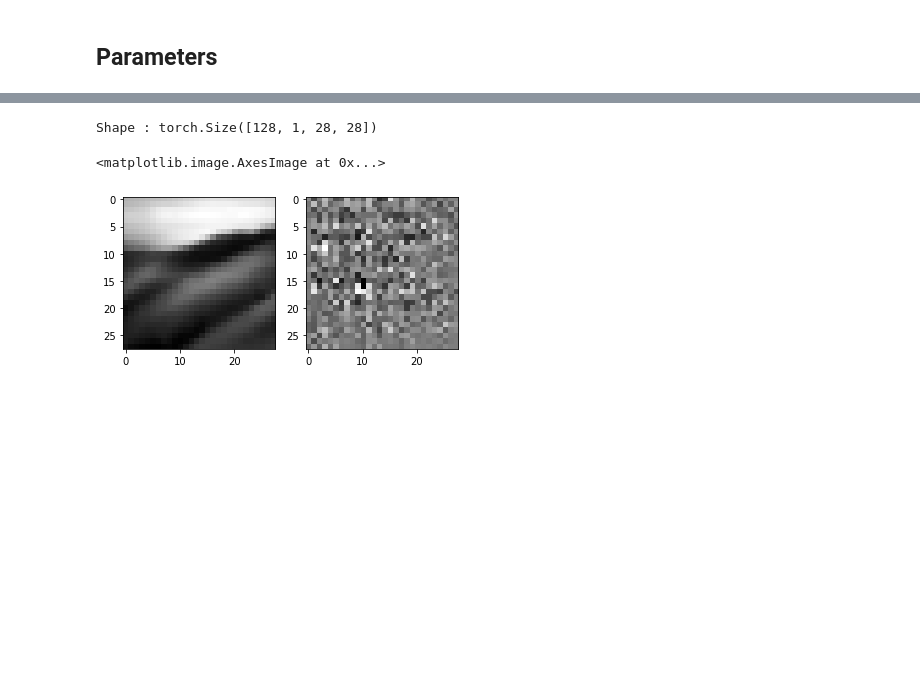
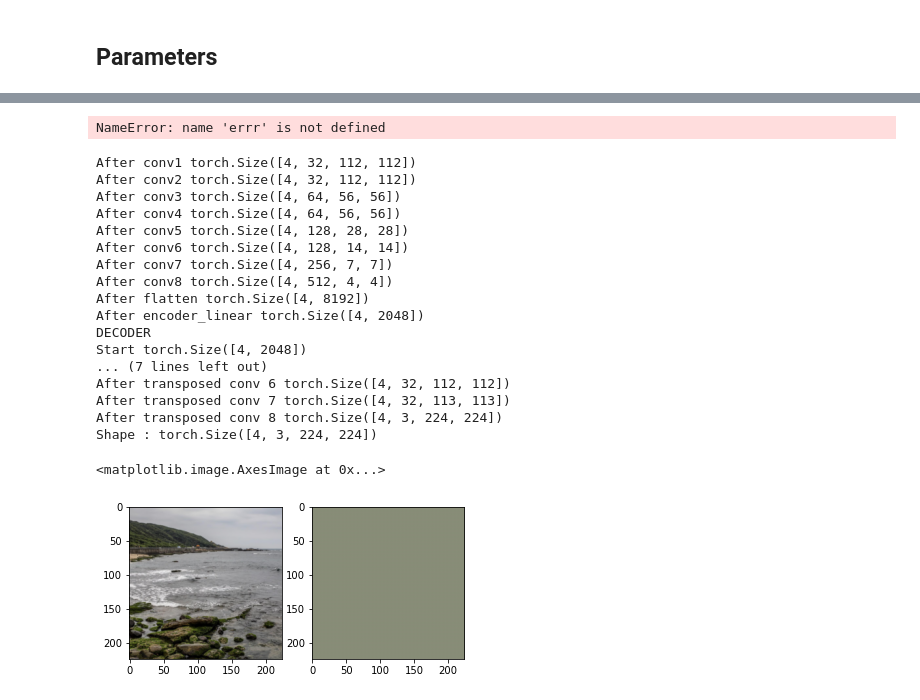
Before and after one commit to arthurviens/genmodel-DCGAN, a Jupyter notebook: autoencoder.ipynb, the cells around one changed output, grey strips where cells are left out. Drawn from its saved outputs; the diff is of its cells as text; code cells hidden in the pictures; blank space fills up the shorter version.

```diff
--- a/autoencoder.ipynb
+++ b/autoencoder.ipynb
@@ -21,25 +21,21 @@ device(type='cuda', index=0)
 batch_size_train = 4
 batch_size_test = 4
 
-#train_loader, test_loader = define_mnist_loaders(batch_size_train, batch_size_test)
 train_loader, test_loader = define_landscapes_loaders(batch_size_train, batch_size_test,
-                                                      rescale=32, crop=28)
+                                                      rescale=256, crop=224)
 
-encoding_dim = 128
-lr = 0.1
-momentum = 0.5
-log_interval = 10
+encoding_dim = 2048
+lr = 0.0001
 n_epochs = 1
 # %%
 # get minibatch
 x = next(iter(train_loader))
 x_test = next(iter(test_loader))
-if isinstance(x, list): # if MNIST
-    x = x[0]; x_test = x_test[0]
+
 print('Loaded image shape in tensor:', x.size())
-fig,axes = plt.subplots(1,2); plt.set_cmap(['gray', "viridis"][0]);
-img1 = x[0][0].numpy()#.transpose((1, 2, 0))
-img2 = x_test[0][0].detach().numpy()#.transpose((1, 2, 0))
+fig,axes = plt.subplots(1,2);
+img1 = x[0].numpy().transpose((1, 2, 0))
+img2 = x_test[0].detach().numpy().transpose((1, 2, 0))
 axes[0].imshow(img1); # .transpose((1, 2, 0))
 axes[1].imshow(img2);
 # %% [output]
@@ -48,5 +44,6 @@ Loaded image shape in tensor: torch.Size([128, 1, 28, 28])
 # %%
 #autoencoder = MNIST_Autoencoder(28*28, encoding_dim)
-autoencoder = C_Autoencoder(28*28, encoding_dim)
+autoencoder = C_Autoencoder_224(224*224, encoding_dim)
 opt = torch.optim.Adam(autoencoder.parameters(), lr=lr)
+autoencoder.apply(init_weights)
 #autoencoder = Autoencoder(224*224, encoding_dim)
@@ -53,10 +68,32 @@ opt = torch.optim.Adam(autoencoder.parameters(), lr=lr)
+# %%
+get_n_params(autoencoder)
+# %% [output]
+NameError: name 'errr' is not defined
 # %%
-fig,axes = plt.subplots(1,2); plt.set_cmap(['gray','viridis'][0]);
-axes[0].imshow(x[0][0].numpy());
+fig,axes = plt.subplots(1,2);
 reconstructed = autoencoder(x)
+img1 = x[0].numpy().transpose((1, 2, 0))
+img2 = reconstructed[0].detach().numpy().transpose((1, 2, 0))
 print(f"Shape : {reconstructed.shape}")
-axes[1].imshow(reconstructed[0][0].detach().numpy())
+axes[0].imshow(img1);
+axes[1].imshow(img2)
 # %% [output]
-Shape : torch.Size([128, 1, 28, 28])
+After conv1 torch.Size([4, 32, 112, 112])
+After conv2 torch.Size([4, 32, 112, 112])
+After conv3 torch.Size([4, 64, 56, 56])
+After conv4 torch.Size([4, 64, 56, 56])
+After conv5 torch.Size([4, 128, 28, 28])
+After conv6 torch.Size([4, 128, 14, 14])
+After conv7 torch.Size([4, 256, 7, 7])
+After conv8 torch.Size([4, 512, 4, 4])
+After flatten torch.Size([4, 8192])
+After encoder_linear torch.Size([4, 2048])
+DECODER
+Start torch.Size([4, 2048])
+... (7 lines left out)
+After transposed conv 6 torch.Size([4, 32, 112, 112])
+After transposed conv 7 torch.Size([4, 32, 113, 113])
+After transposed conv 8 torch.Size([4, 3, 224, 224])
+Shape : torch.Size([4, 3, 224, 224])
 <matplotlib.image.AxesImage at 0x...>
-[figure, old version]
+[figure, new version]
```
Also changed, not shown: parts of 11 cells of this notebook, 4 other files.
